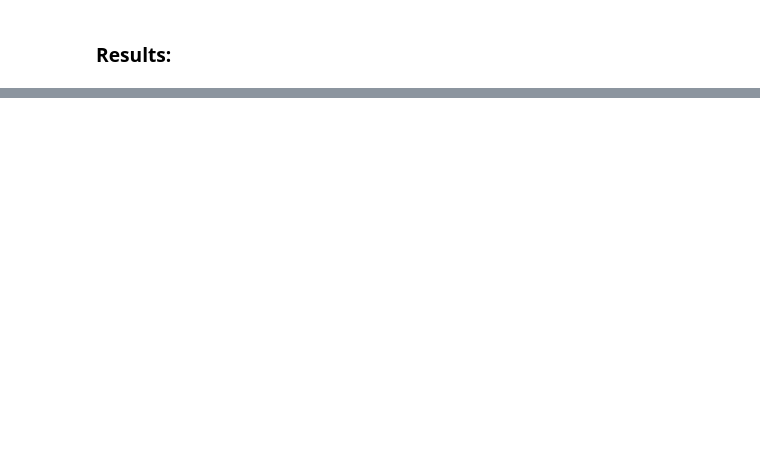
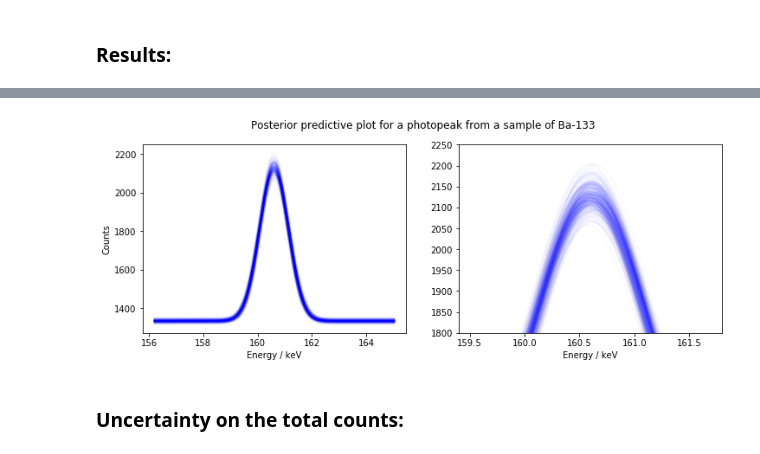
Before and after one commit to Mo-Ghani/Sampling, a Jupyter notebook: PyMC3/PyMC3_GRS.ipynb, the cells around one changed output, grey strips where cells are left out. Drawn from its saved outputs; the diff is of its cells as text; code cells hidden in the pictures; blank space fills up the shorter version.

```diff
--- a/PyMC3/PyMC3_GRS.ipynb
+++ b/PyMC3/PyMC3_GRS.ipynb
@@ -245,6 +400,6 @@ Standard Deviation = 0.5299054366212894 ± 0.020468563717501696
 # %%
 # number of curves to plot per peak
-n_fits = 100
+n_fits = 300
 a_samps, xc_samps, w_samps, y0_samps = ([] for i in range(4))
 for ind in range(len(peaks)):
     a_samps.append(np.random.choice(all_pymc3_samples[ind][:, 0], size=n_fits))
@@ -292,0 +413,23 @@ plt.show()
+# %%
+ind = 1
+x = peaks_x[ind]
+xsmooth = np.linspace(x[0], x[-1], len(x) * 100)
+fig, (ax1, ax2) = plt.subplots(1,2, figsize=(12,4))
+for i in range(n_fits):
+    ax1.plot(xsmooth, gauss(xsmooth, a_samps[ind][i], xc_samps[ind][i],
+                                  w_samps[ind][i], y0_samps[ind][i]), "b-", alpha=0.01, linewidth=2)
+    ax2.plot(xsmooth, gauss(xsmooth, a_samps[ind][i], xc_samps[ind][i],
+                                  w_samps[ind][i], y0_samps[ind][i]), "b-", alpha=0.02, linewidth=2)
+ax1.set_ylabel("Counts")
+ax1.set_xlabel("Energy / keV")
+
+ax2.set_xlim(159.4,161.8)
+ax2.set_ylim(1800, 2250)
+ax2.set_xlabel("Energy / keV")
+
+fig.suptitle("Posterior predictive plot for a photopeak from a sample of Ba-133")
+plt.show()
+# %% [output]
+[figure, added]
+# %% [markdown]
+### Uncertainty on the total counts:
```
Also changed, not shown: parts of 44 cells of this notebook.
